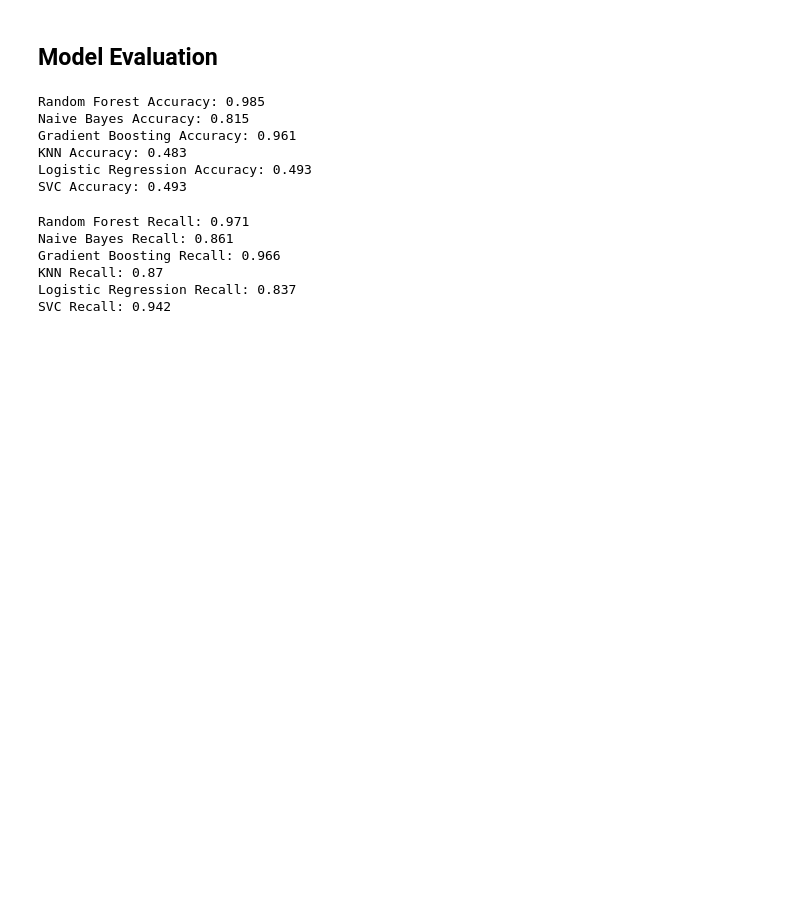
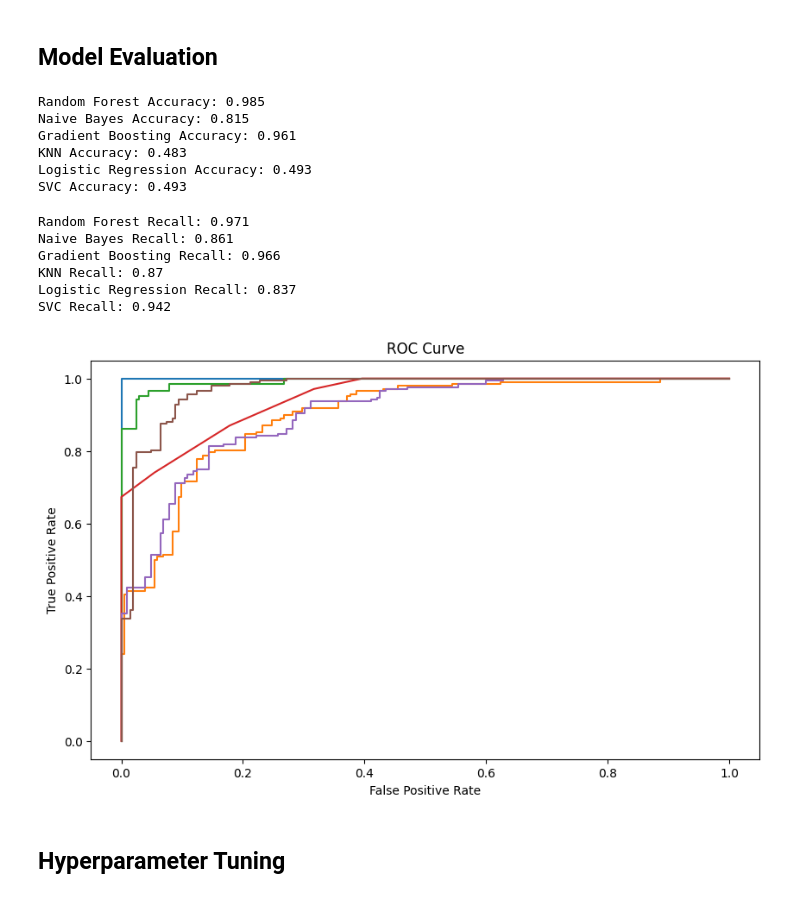
Before and after one commit to metedogan/heart-disease-detection, a Jupyter notebook: notebooks/project.ipynb, the cells around one changed output. Drawn from its saved outputs; the diff is of its cells as text; code cells hidden in the pictures; blank space fills up the shorter version.

```diff
--- a/notebooks/project.ipynb
+++ b/notebooks/project.ipynb
@@ -110,3 +112,38 @@ Gradient Boosting Recall: 0.966
 KNN Recall: 0.87
 Logistic Regression Recall: 0.837
 SVC Recall: 0.942
+# %%
+from sklearn.metrics import roc_auc_score, roc_curve
+
+y_probs = [ rf.predict_proba(X_test)[:,1],
+            nb.predict_proba(X_test)[:,1],
+            gb.predict_proba(X_test)[:,1],
+            knn.predict_proba(X_test_scaled)[:,1],
+            lr.predict_proba(X_test_scaled)[:,1],
+            svc.decision_function(X_test_scaled)
+          ]
+
+fpr = []
+tpr = []
+thresh = []
+
+for y_prob in y_probs:
+    fpr_, tpr_, thresh_ = roc_curve(y_test, y_prob)
+    fpr.append(fpr_)
+    tpr.append(tpr_)
+    thresh.append(thresh_)
+
+labels = ["Random FD", "Naive Bayes", "Gradient Boosting", "KNN", "Logistic Regression", "SVC"]
+
+plt.figure(figsize=(10, 6))
+plt.xlabel('False Positive Rate')
+plt.ylabel('True Positive Rate')
+plt.title('ROC Curve')
+
+
+for i in range(len(models)):
+    plt.plot(fpr[i], tpr[i], label=f'{model_names[i]}: {round(roc_auc_score(y_test, y_probs[i]), 3)}')
+# %% [output]
+[figure, added]
+# %% [markdown]
+## Hyperparameter Tuning
```
Also changed, not shown: parts of 7 cells of this notebook, 1 other file.
